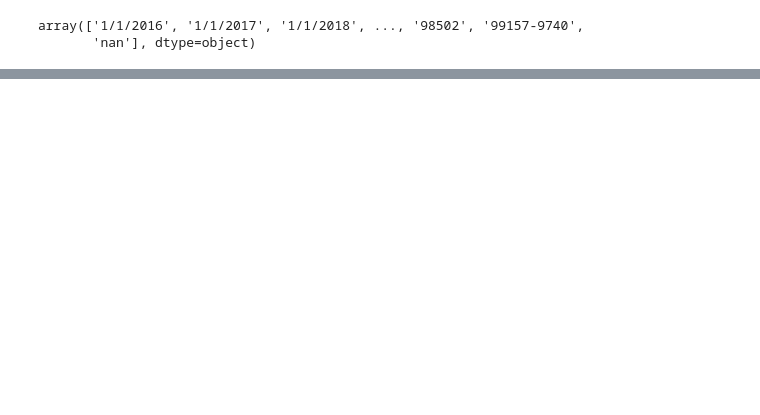
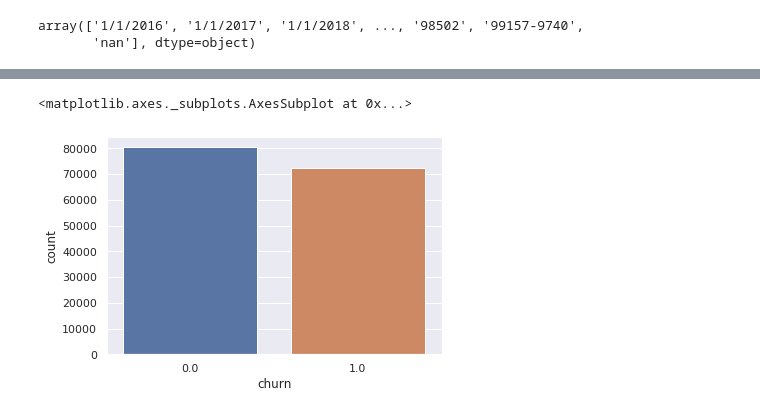
Before and after one commit to dc-larson/Insight_Data_Project, a Jupyter notebook: transaction_history.ipynb, the cells around one changed output, grey strips where cells are left out. Saved outputs shown, nothing was run; the diff lists cells and outputs as text; code cells hidden in the pictures; blank space fills up the shorter version.

```diff
--- a/transaction_history.ipynb
+++ b/transaction_history.ipynb
@@ -321,0 +355,2 @@ SyntaxError: invalid syntax (<ipython-input-141-07f0d06471fc>, line 2)
+# %%
+df['float_sales'] = ok
@@ -321,0 +366,5 @@ SyntaxError: invalid syntax (<ipython-input-141-07f0d06471fc>, line 2)
+# %%
+
+
+#df.astype({'Sales ':'float'}).dtypes
+df['goodcust'] = np.where(df['float_sales']>=200, 1, 0)
@@ -321,0 +417,4 @@ SyntaxError: invalid syntax (<ipython-input-141-07f0d06471fc>, line 2)
+# %%
+# Calculate variables for those in Portland and those without
+
+df['local']=df.City.apply( lambda x: 'PORTLAND' in x ).astype(int)
@@ -321,0 +454,2 @@ SyntaxError: invalid syntax (<ipython-input-141-07f0d06471fc>, line 2)
+# %%
+df['instate']=df.State.apply( lambda x: 'OR' in x ).astype(int)
@@ -321,0 +493,5 @@ SyntaxError: invalid syntax (<ipython-input-141-07f0d06471fc>, line 2)
+# %%
+sns.countplot(df['churn'])
+# %% [output]
+<matplotlib.axes._subplots.AxesSubplot at 0x...>
+[figure, added]
```
Also changed, not shown: parts of 36 cells of this notebook.
